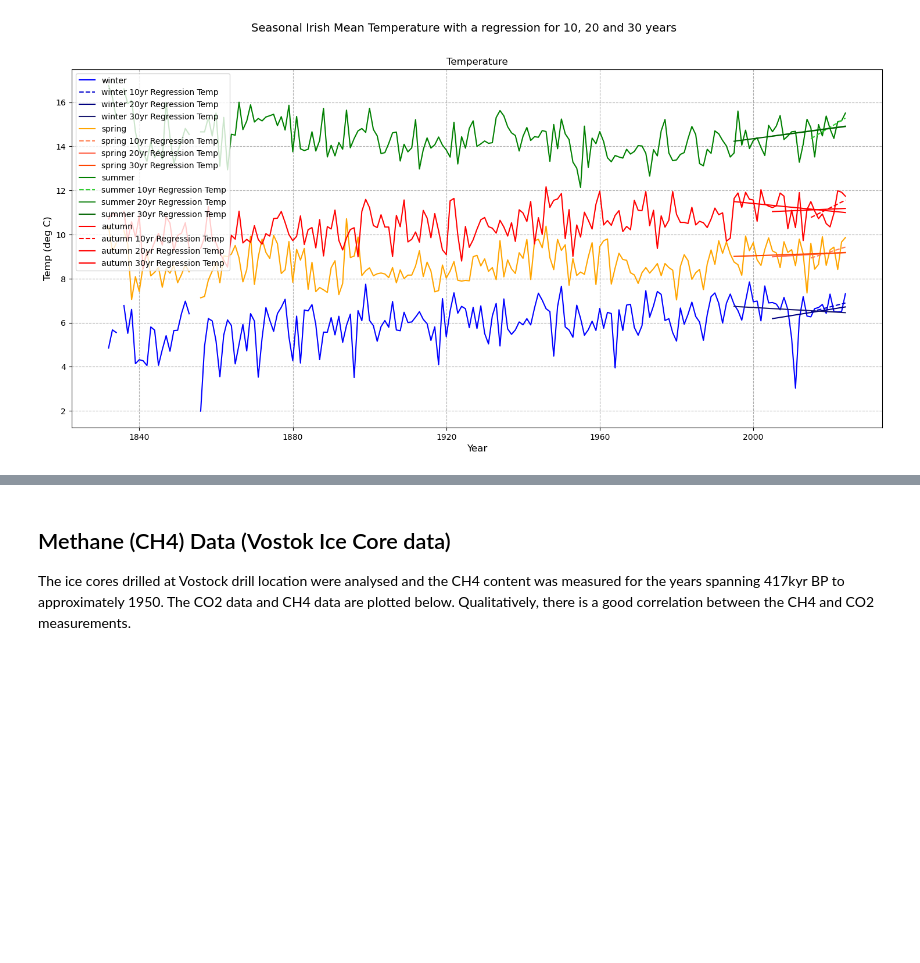
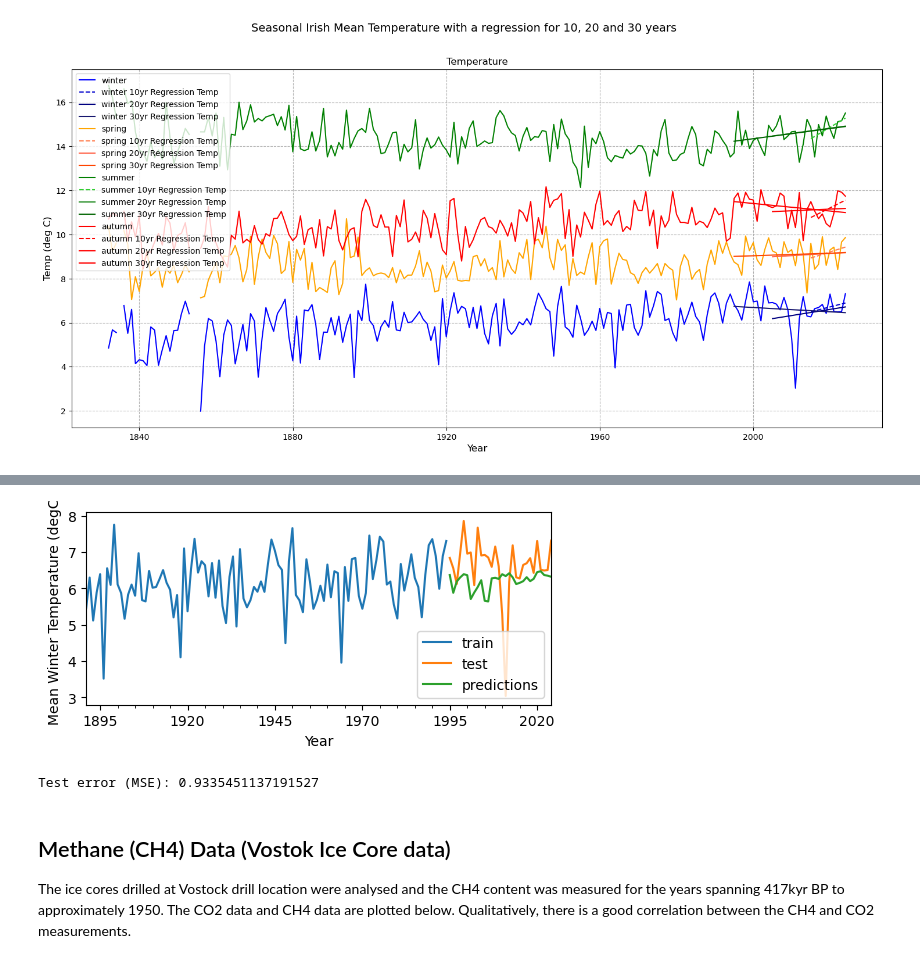
Before and after one commit to Eilis9/PfDA_Project2, a Jupyter notebook: analysis.ipynb, the cells around one changed output, grey strips where cells are left out. Saved outputs shown, nothing was run; the diff lists cells and outputs as text; code cells hidden in the pictures; blank space fills up the shorter version.

```diff
--- a/analysis.ipynb
+++ b/analysis.ipynb
@@ -789,3 +921,39 @@ Text(0.5, 1.0, 'Temperature')
+# %%
+# Create and train forecaster with the best hyperparameters and lags found
+# ==============================================================================
+regressor = RandomForestRegressor(n_estimators=100, max_depth=5, random_state=123)
+
+forecaster = ForecasterAutoreg(
+                 regressor = regressor,
+                 lags      = 15
+             )
+
+forecaster.fit(y=data_train['Mean Irish Air temp (deg C)'])
+# %%
+predictions = forecaster.predict(steps=steps)
+# Plot predictions versus test data
+# ==============================================================================
+fig, ax = plt.subplots(figsize=(6, 2.5))
+data_train['Mean Irish Air temp (deg C)'].plot(ax=ax, label='train')
+data_test['Mean Irish Air temp (deg C)'].plot(ax=ax, label='test')
+predictions.plot(ax=ax, label='predictions')
+ax.set_xlabel('Year')
+ax.set_ylabel('Mean Winter Temperature (degC)')
+
+ax.legend();
+# %% [output]
+[figure, added]
+# %%
+# Test error
+# ==============================================================================
+error_mse = mean_squared_error(
+                y_true = data_test['Mean Irish Air temp (deg C)'],
+                y_pred = predictions
+            )
+
+print(f"Test error (MSE): {error_mse}")
+# %% [output]
+Test error (MSE): 0.9335451137191527
 # %% [markdown]
 ## Methane (CH4) Data (Vostok Ice Core data)
 
```
Also changed, not shown: parts of 9 cells of this notebook, 1 other file.
